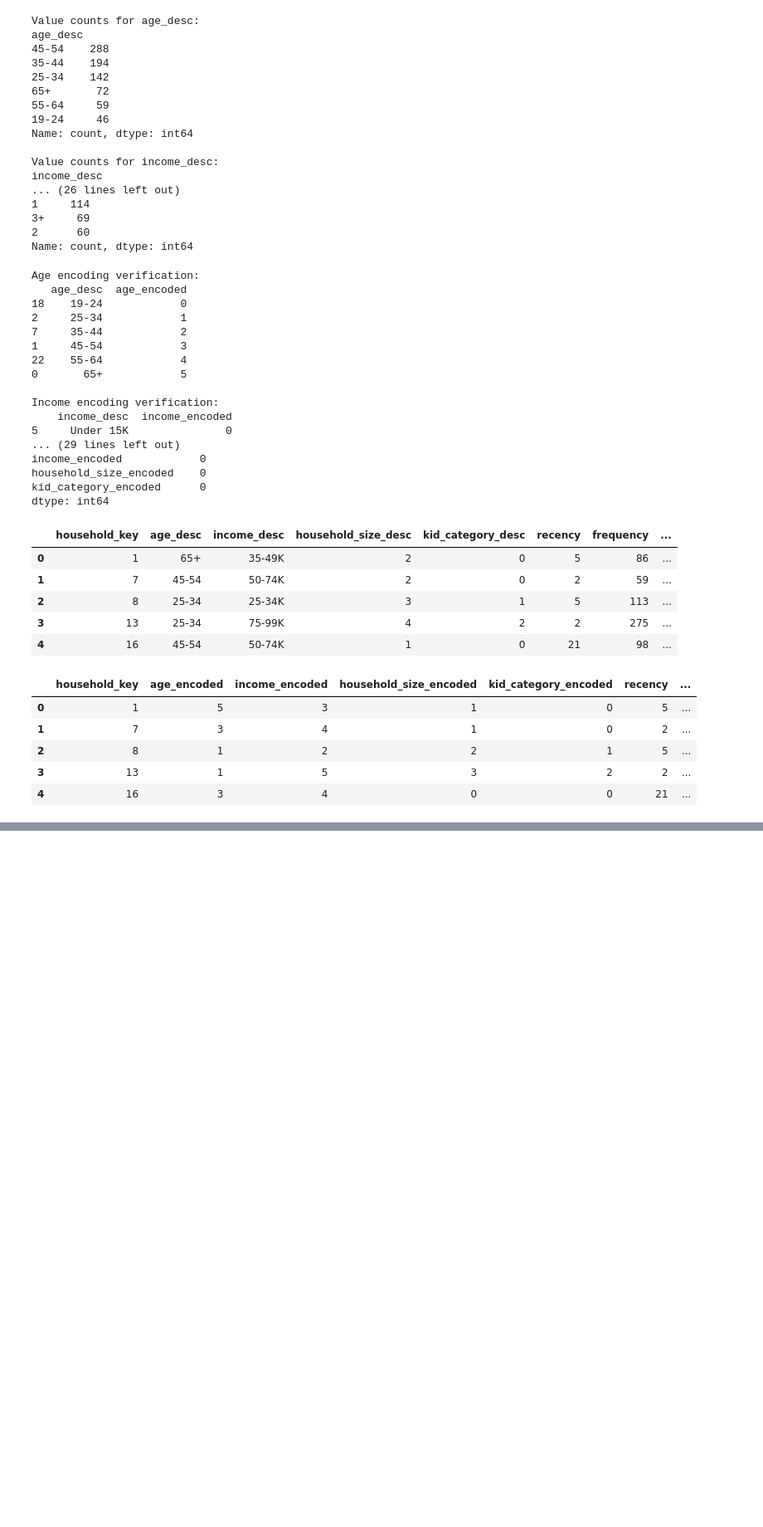
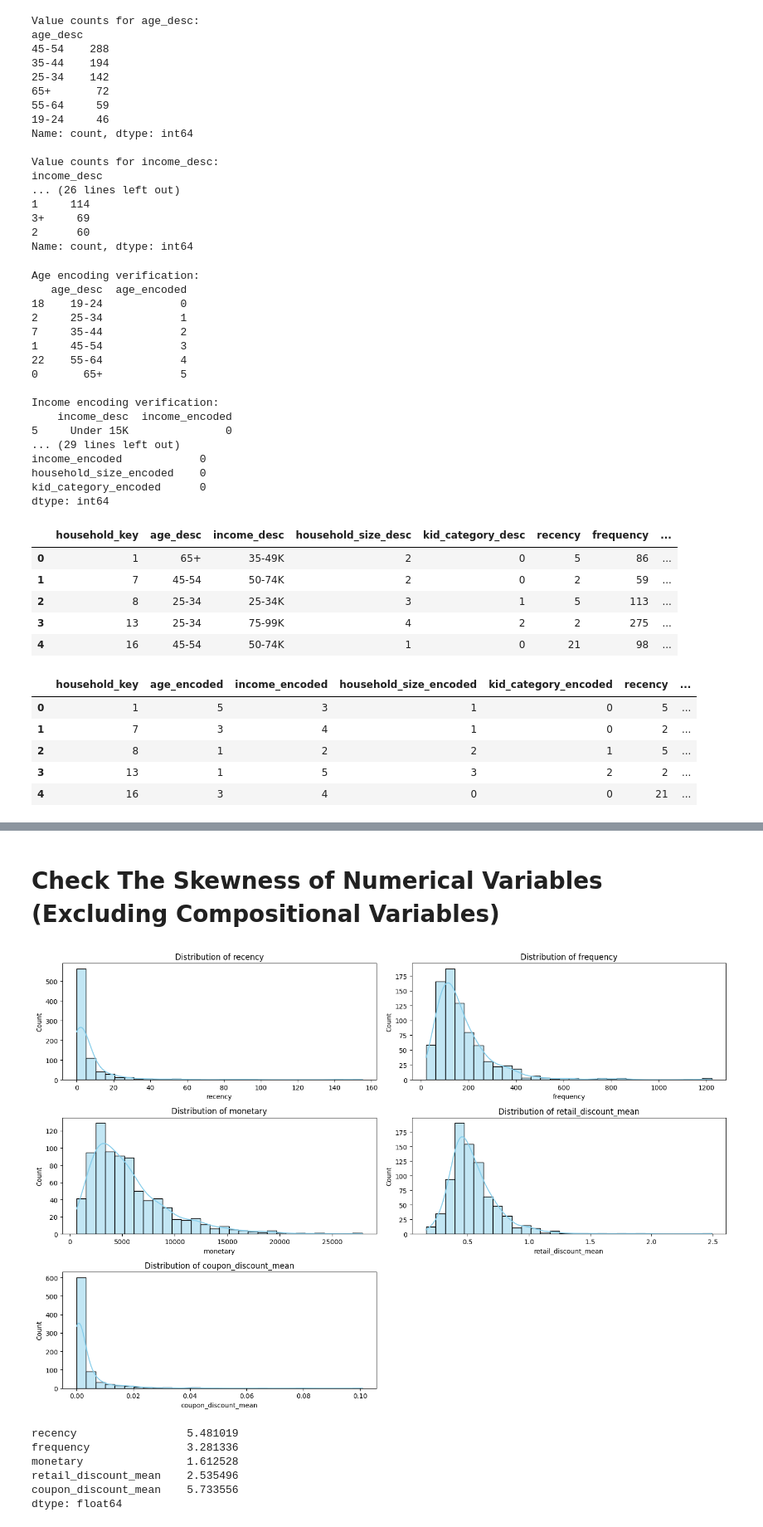
Before and after one commit to DATA601-CustSegment-Nov2025-to-Feb2026/New-CustSegment-Project, a Jupyter notebook: Customer_Segmentation_(Preprocessing).ipynb, the cells around one changed output, grey strips where cells are left out. Shown at 83% size. Saved outputs shown, nothing was run; the diff lists cells and outputs as text; code cells hidden in the pictures; blank space fills up the shorter version.

Commit message:
Have applied centered log-ratio transformation, Yeo-Johnson transformation and RobustScaler on the dataset

```diff
--- a/Customer_Segmentation_(Preprocessing).ipynb
+++ b/Customer_Segmentation_(Preprocessing).ipynb
@@ -1655,0 +1895,25 @@ print(num_unique_households)
+# %%
+# Define a function to apply CLR (Centered Log-Ratio) transformation to compositional variables
+def clr_transform(df, groups):
+    df_clr = df.copy()
+
+    for cols in groups:
+        # Select the relevant columns
+        group_vals = df[cols].values
+
+        # Compute geometric mean for each row
+        geom_mean = np.exp(np.mean(np.log(group_vals), axis=1)).reshape(-1, 1)
+
+        # Apply CLR: log(value / geometric mean)
+        clr_vals = np.log(group_vals / geom_mean)
+
+        # Replace the original columns with CLR-transformed values
+        df_clr[cols] = clr_vals
+
+    return df_clr
+
+# Apply CLR to all compositional variables
+household_profile_df = clr_transform(household_profile_df, all_groups)
+
+# Display first 5 rows
+household_profile_df.head()
@@ -1655,0 +1927,30 @@ print(num_unique_households)
+# %% [markdown]
+# Check The Skewness of Numerical Variables (Excluding Compositional Variables)
+# %%
+# Select the numerical variable from household profiel dataframe
+numerical_variables = ['recency', 'frequency', 'monetary', 'retail_discount_mean', 'coupon_discount_mean']
+
+# Loop over numerical variables to plot their distribution
+plt.figure(figsize=(15, 10))
+
+for i, col in enumerate(numerical_variables, 1):
+    plt.subplot(3, 2, i)
+    sns.histplot(household_profile_df[col], kde=True, bins=30, color='skyblue')
+    plt.title(f'Distribution of {col}')
+    plt.xlabel(col)
+    plt.ylabel('Count')
+
+plt.tight_layout()
+plt.show()
+
+# Calculate and print the skewness of the numerical variables
+skewness = household_profile_df[numerical_variables].skew()
+print(skewness)
+# %% [output]
+[figure, added]
+recency                 5.481019
+frequency               3.281336
+monetary                1.612528
+retail_discount_mean    2.535496
+coupon_discount_mean    5.733556
+dtype: float64
```
Also changed, not shown: parts of 43 cells of this notebook.
